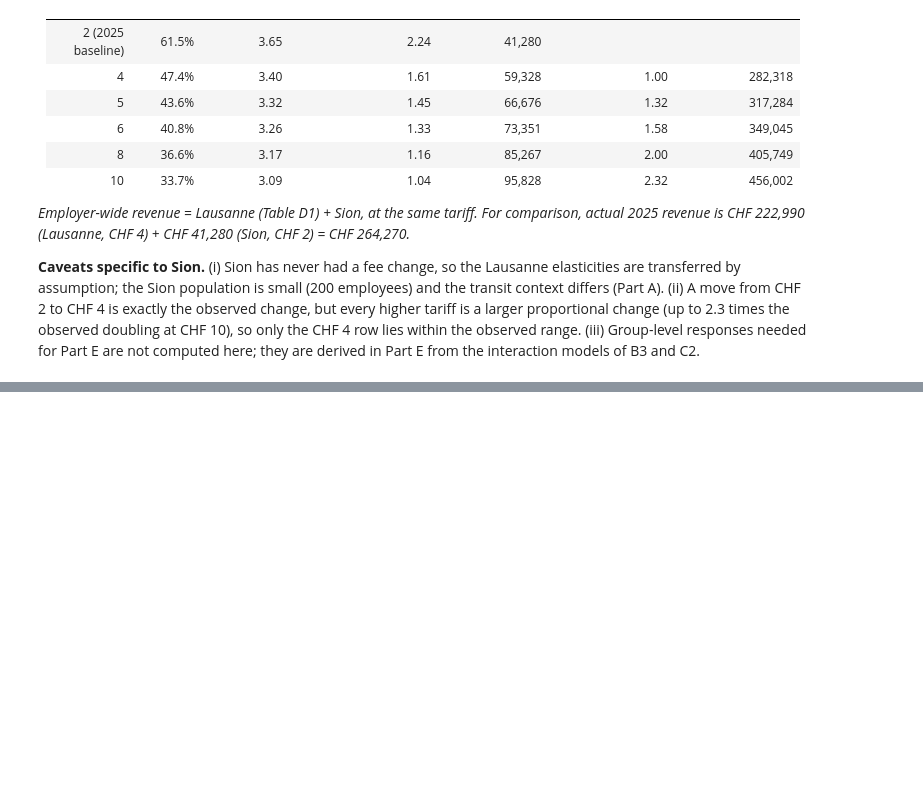
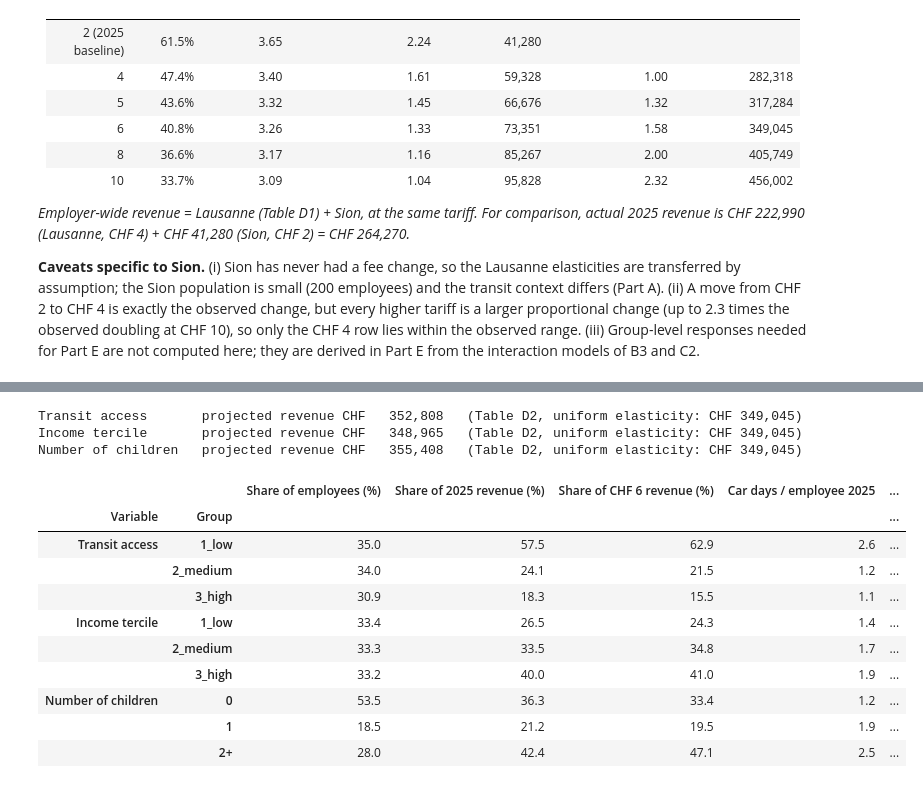
Before and after one commit to Mxlrt69/Public_Policy_Project, a Jupyter notebook: full_notebook.ipynb, the cells around one changed output, grey strips where cells are left out. Cells and saved outputs as stored; diff of their text form; code cells hidden in the pictures; blank space fills up the shorter version.

```diff
--- a/full_notebook.ipynb
+++ b/full_notebook.ipynb
@@ -2150,0 +2257,44 @@ Sion 2025 baseline at CHF 2: car share 61.5%, 3.65 days per car user, revenue CH
+# %%
+def contribution_table(fee):
+    rows = []
+    for label, col in GROUPS.items():
+        d = project(e25, fee, col)
+        d["rev_p"] = d["q"] * d["exp_p"]                                    # expected projected revenue of each employee
+        d["days_after"] = d["q"] * d["days_p"]                              # expected car days per week after the change
+        tot_rev25, tot_revp = d["expenditure"].sum(), d["rev_p"].sum()
+        tot_red = (d["car_days_per_week"] - d["days_after"]).sum()
+        for g, x in d.groupby(col, observed=True):
+            rows.append({
+                "Variable": label, "Group": str(g),
+                "Share of employees (%)":        len(x) / len(d) * 100,
+                "Share of 2025 revenue (%)":     x["expenditure"].sum() / tot_rev25 * 100,
+                f"Share of CHF {fee} revenue (%)": x["rev_p"].sum() / tot_revp * 100,
+                "Car days / employee 2025":      x["car_days_per_week"].mean(),
+                f"Car days / employee CHF {fee}": x["days_after"].mean(),
+                "Change (%)":                    (x["days_after"].mean() / x["car_days_per_week"].mean() - 1) * 100,
+                "Share of total reduction in car days (%)": (x["car_days_per_week"] - x["days_after"]).sum() / tot_red * 100,
+            })
+    return pd.DataFrame(rows).set_index(["Variable", "Group"])
+
+table_E2 = contribution_table(REC_FEE)
+
+# Consistency checks with Part D: projected revenue (group-specific responses) vs central uniform forecast of Table D2
+for label, col in GROUPS.items():
+    d = project(e25, REC_FEE, col)
+    print(f"{label:<20} projected revenue CHF {(d['q'] * d['exp_p']).sum():>9,.0f}   (Table D2, uniform elasticity: CHF {table_D2.loc[REC_FEE, 'Employer-wide revenue (CHF)']:,.0f})")
+table_E2.round(1)
+# %% [output]
+Transit access       projected revenue CHF   352,808   (Table D2, uniform elasticity: CHF 349,045)
+Income tercile       projected revenue CHF   348,965   (Table D2, uniform elasticity: CHF 349,045)
+Number of children   projected revenue CHF   355,408   (Table D2, uniform elasticity: CHF 349,045)
+|  |  | Share of employees (%) | Share of 2025 revenue (%) | Share of CHF 6 revenue (%) | Car days / employee 2025 | ... |
+| Variable | Group |  |  |  |  | ... |
+| Transit access | 1_low | 35.0 | 57.5 | 62.9 | 2.6 | ... |
+|  | 2_medium | 34.0 | 24.1 | 21.5 | 1.2 | ... |
+|  | 3_high | 30.9 | 18.3 | 15.5 | 1.1 | ... |
+| Income tercile | 1_low | 33.4 | 26.5 | 24.3 | 1.4 | ... |
+|  | 2_medium | 33.3 | 33.5 | 34.8 | 1.7 | ... |
+|  | 3_high | 33.2 | 40.0 | 41.0 | 1.9 | ... |
+| Number of children | 0 | 53.5 | 36.3 | 33.4 | 1.2 | ... |
+|  | 1 | 18.5 | 21.2 | 19.5 | 1.9 | ... |
+|  | 2+ | 28.0 | 42.4 | 47.1 | 2.5 | ... |
```
Also changed, not shown: parts of 6 cells of this notebook.
